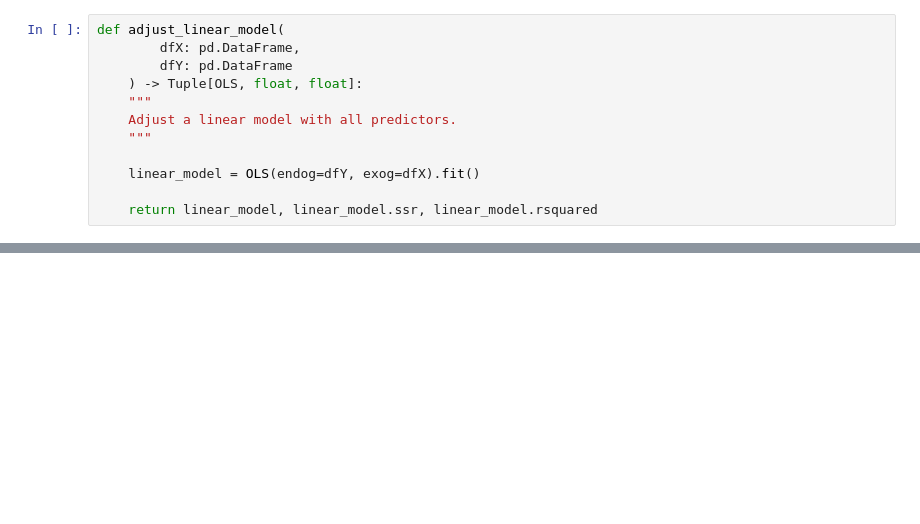
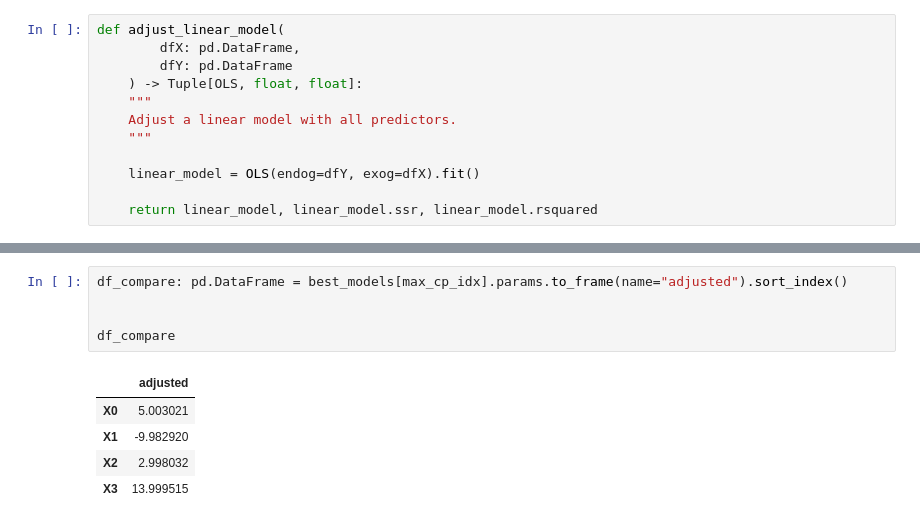
Before and after one commit to SandroAlex/statistical-learning, a Jupyter notebook: islp/chapter06.ipynb, the cells around one changed output, grey strips where cells are left out. Cells and saved outputs as stored; diff of their text form; blank space fills up the shorter version.

```diff
--- a/islp/chapter06.ipynb
+++ b/islp/chapter06.ipynb
@@ -430,0 +530,11 @@ def adjust_linear_model(
+# %%
+df_compare: pd.DataFrame = best_models[max_cp_idx].params.to_frame(name="adjusted").sort_index()
+
+
+df_compare
+# %% [output]
+|  | adjusted |
+| X0 | 5.003021 |
+| X1 | -9.982920 |
+| X2 | 2.998032 |
+| X3 | 13.999515 |
```
Also changed, not shown: parts of 11 cells of this notebook.
